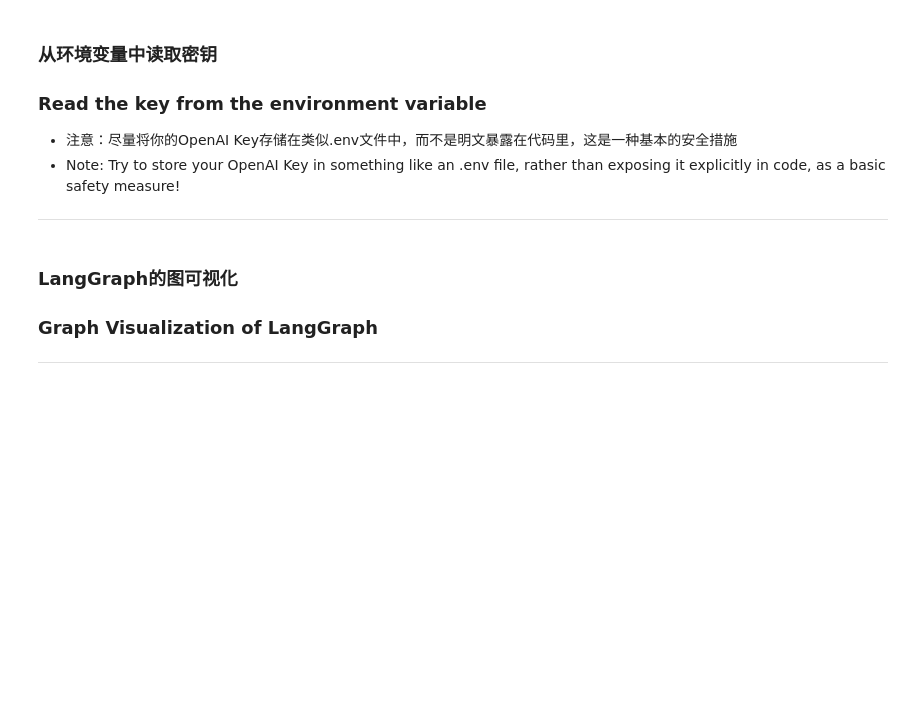
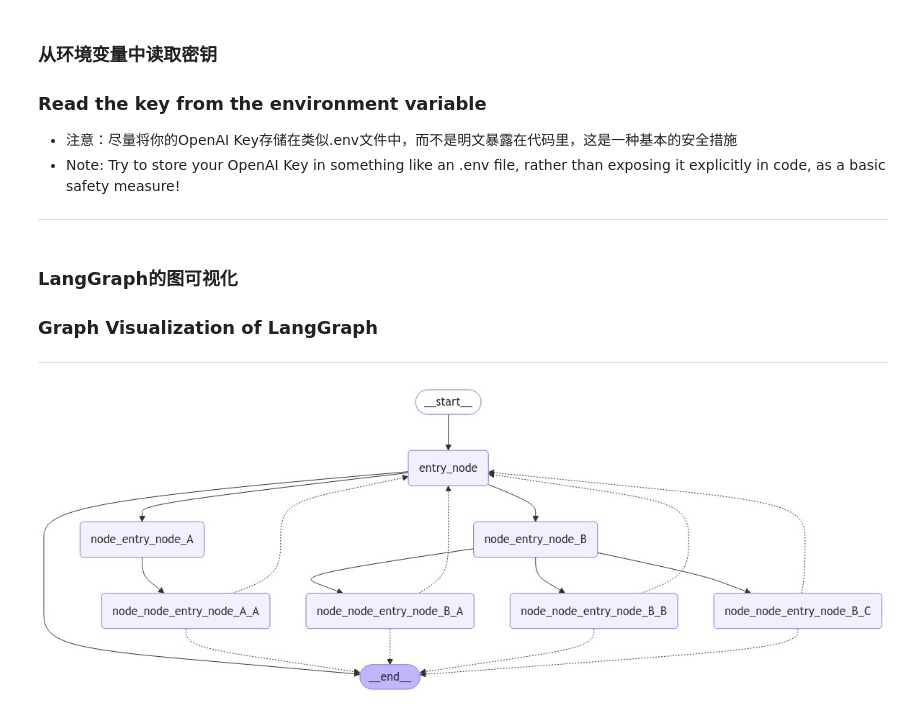
Before and after one commit to neilzhangpro/langchain_course, a Jupyter notebook: 44.ipynb, the cells around one changed output. Cells and saved outputs as stored; diff of their text form; code cells hidden in the pictures; blank space fills up the shorter version.

```diff
--- a/44.ipynb
+++ b/44.ipynb
@@ -42,3 +42,82 @@ os.environ["BAICHUAN_API_KEY"] = os.getenv("BAICHUAN_API_KEY")
 ### LangGraph的图可视化
 ### Graph Visualization of LangGraph
 ****
+# %%
+import random
+from langgraph.graph import StateGraph
+from langgraph.graph.message import add_messages
+from typing_extensions import TypedDict
+from typing import Annotated, Literal
+
+
+class State(TypedDict):
+    messages: Annotated[list, add_messages]
+
+
+class MyNode:
+
+    def __init__(self, name: str):
+        self.name = name
+
+    def __call__(self, state: State):
+        return {"messages": [("assistant", f"Called node {self.name}")]}
+
+
+def route(state) -> Literal["entry_node", "__end__"]:
+    if len(state["messages"]) > 10:
+        return "__end__"
+    return "entry_node"
+
+
+def add_fractal_nodes(builder, current_node, level, max_level):
+    if level > max_level:
+        return
+
+    # Number of nodes to create at this level
+    num_nodes = random.randint(1, 3)  # Adjust randomness as needed
+    for i in range(num_nodes):
+        nm = ["A", "B", "C"][i]
+        node_name = f"node_{current_node}_{nm}"
+        builder.add_node(node_name, MyNode(node_name))
+        builder.add_edge(current_node, node_name)
+
+        # Recursively add more nodes
+        r = random.random()
+        if r > 0.2 and level + 1 < max_level:
+            add_fractal_nodes(builder, node_name, level + 1, max_level)
+        elif r > 0.05:
+            builder.add_conditional_edges(node_name, route, node_name)
+        else:
+            # End
+            builder.add_edge(node_name, "__end__")
+
+
+def build_fractal_graph(max_level: int):
+    builder = StateGraph(State)
+    entry_point = "entry_node"
+    builder.add_node(entry_point, MyNode(entry_point))
+    builder.set_entry_point(entry_point)
+
+    add_fractal_nodes(builder, entry_point, 1, max_level)
+
+    # Optional: set a finish point if required
+    builder.set_finish_point(entry_point)  # or any specific node
+
+    return builder.compile()
+
+
+app = build_fractal_graph(3)
+
+#print(app.get_graph().print_ascii())
+from langchain_core.runnables.graph import CurveStyle, NodeStyles, MermaidDrawMethod
+from IPython.display import Image, display
+
+# 假设 app 是你的应用程序实例，并且已经初始化
+# 生成图片
+graph_image = app.get_graph().draw_mermaid_png(
+    draw_method=MermaidDrawMethod.API)
+
+# 显示图片
+display(Image(data=graph_image))
+# %% [output]
+[figure, added]
```
Also changed, not shown: 12 other files.
